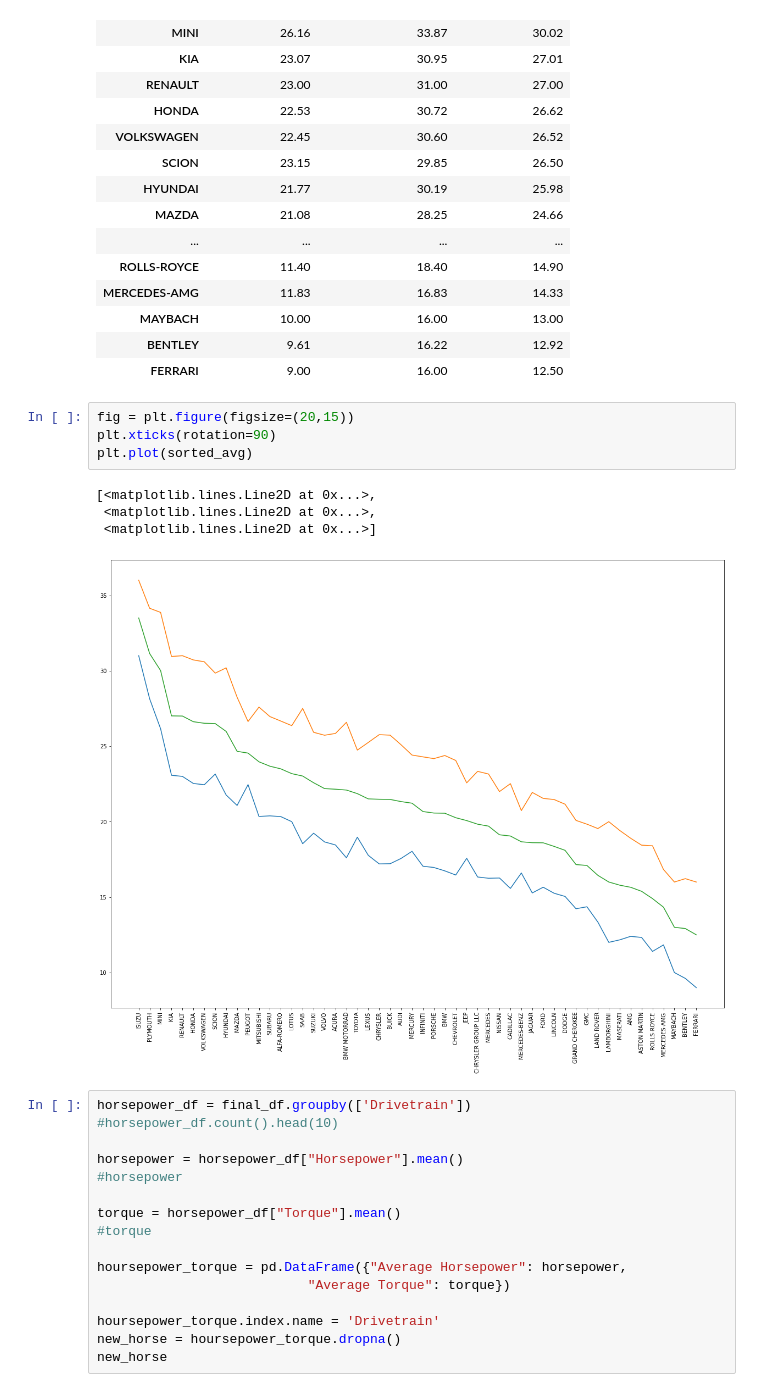
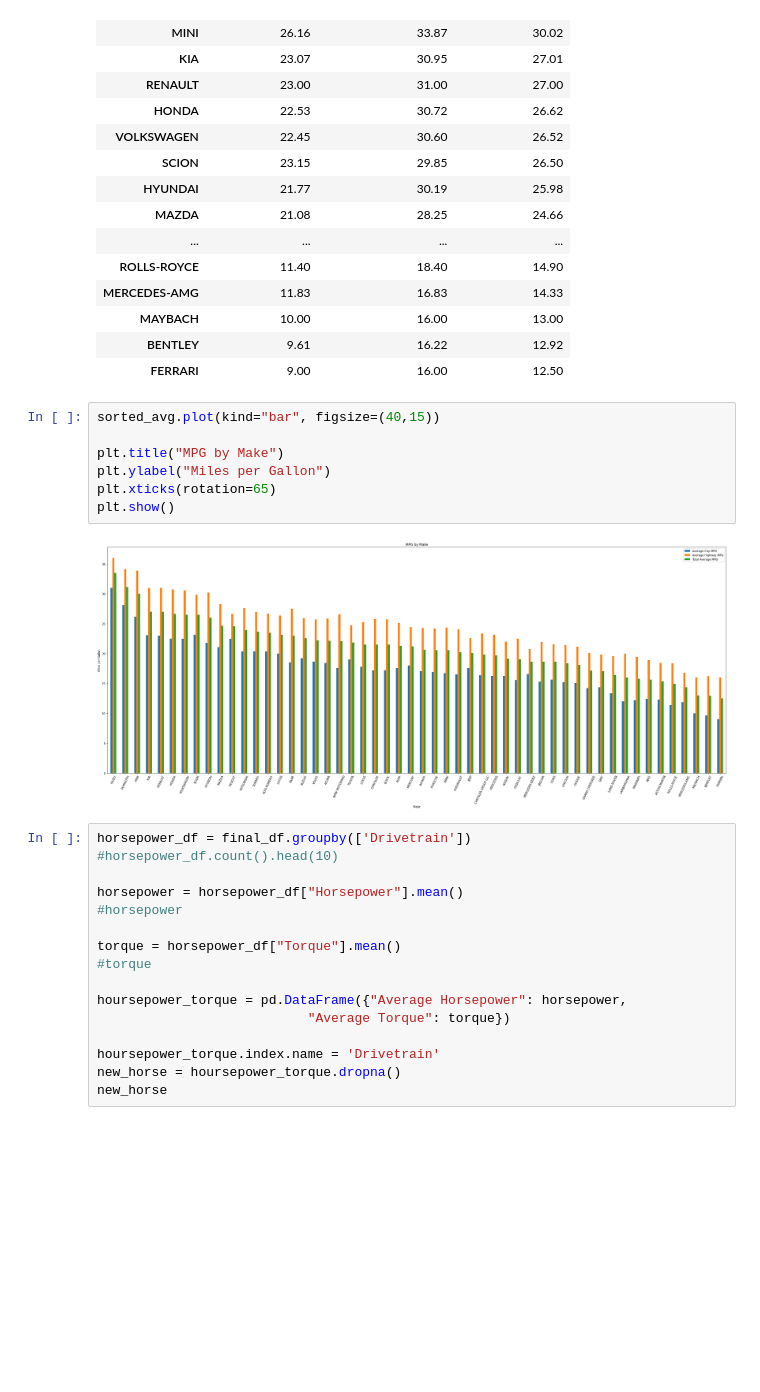
Before and after one commit to allenbra17/JBBP1, a Jupyter notebook: Working Notebook .ipynb, the cells around one changed output. Saved outputs shown, nothing was run; the diff lists cells and outputs as text; blank space fills up the shorter version.

Commit message:
Adding proper graphs with labels and titles

```diff
--- a/Working Notebook .ipynb
+++ b/Working Notebook .ipynb
@@ -359,15 +359,15 @@ sorted_avg
 | MAYBACH | 10.00 | 16.00 | 13.00 |
 | BENTLEY | 9.61 | 16.22 | 12.92 |
 | FERRARI | 9.00 | 16.00 | 12.50 |
-# %%
-fig = plt.figure(figsize=(20,15))
-plt.xticks(rotation=90)
-plt.plot(sorted_avg)
-# %% [output]
-[<matplotlib.lines.Line2D at 0x...>,
- <matplotlib.lines.Line2D at 0x...>,
- <matplotlib.lines.Line2D at 0x...>]
-[figure, removed]
+# %%
+sorted_avg.plot(kind="bar", figsize=(40,15))
+
+plt.title("MPG by Make")
+plt.ylabel("Miles per Gallon")
+plt.xticks(rotation=65)
+plt.show()
+# %% [output]
+[figure, added]
 # %%
 horsepower_df = final_df.groupby(['Drivetrain'])
 #horsepower_df.count().head(10)
```
Also changed, not shown: parts of 13 cells of this notebook.
